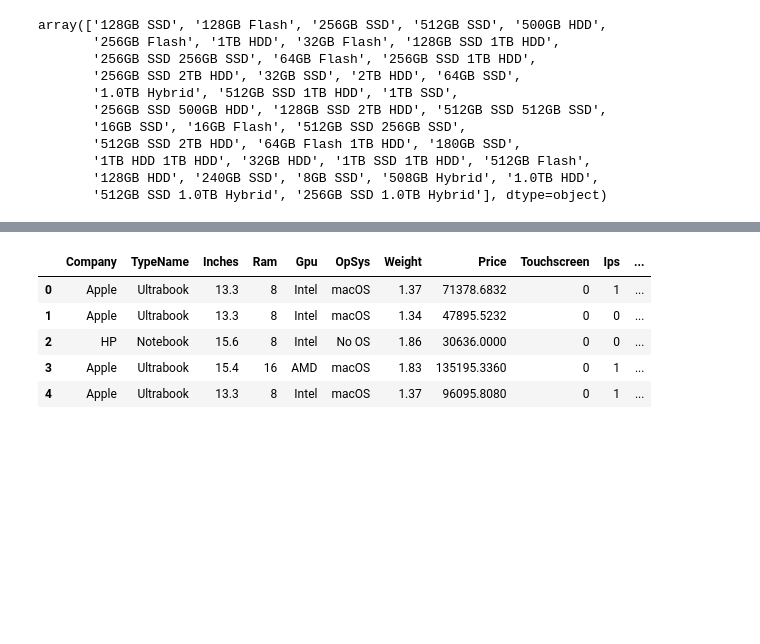
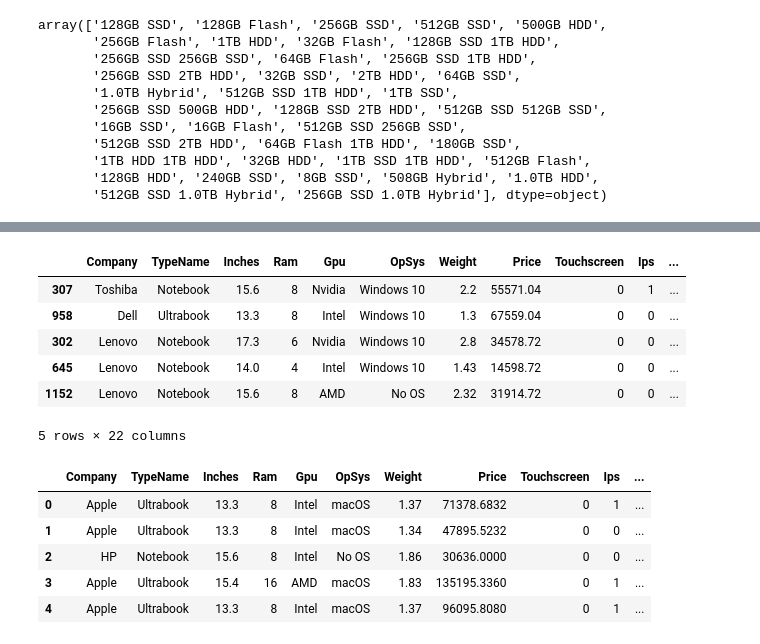
Before and after one commit to Mirazbd123/Laptop_price_prediction_end-to-end_project, a Jupyter notebook: prediction_model.ipynb, the cells around one changed output, grey strips where cells are left out. Cells and saved outputs as stored; diff of their text form; code cells hidden in the pictures; blank space fills up the shorter version.

```diff
--- a/prediction_model.ipynb
+++ b/prediction_model.ipynb
@@ -364,10 +364,10 @@ array(['128GB SSD', '128GB Flash', '256GB SSD', '512GB SSD', '500GB HDD',
        '128GB HDD', '240GB SSD', '8GB SSD', '508GB Hybrid', '1.0TB HDD',
        '512GB SSD 1.0TB Hybrid', '256GB SSD 1.0TB Hybrid'], dtype=object)
 # %%
-df['ssd']=new.apply(lambda x:" ".join(re.findall(r'\d+\w+\W+SSD',x)) if 'SSD' in x else 0)
-df['hdd']=new.apply(lambda x:" ".join(re.findall(r'\d+\w+\W+HDD',x)) if 'HDD' in x else 0)
-df['flash_storage']=new.apply(lambda x:" ".join(re.findall(r'\d+\w+\W+Flash',x)) if 'Flash' in x else 0)
-df['hybrid']=new.apply(lambda x:" ".join(re.findall(r'\d+\w+\W+Hybrid',x)) if 'Hybrid' in x else 0)
+df['ssd']=new.apply(lambda x:" ".join(re.findall(r'\d+\w+\W+SSD',x)) if 'SSD' in x else '0')
+df['hdd']=new.apply(lambda x:" ".join(re.findall(r'\d+\w+\W+HDD',x)) if 'HDD' in x else '0')
+df['flash_storage']=new.apply(lambda x:" ".join(re.findall(r'\d+\w+\W+Flash',x)) if 'Flash' in x else '0')
+df['hybrid']=new.apply(lambda x:" ".join(re.findall(r'\d+\w+\W+Hybrid',x)) if 'Hybrid' in x else '0')
 # %%
 df.head()
 # %% [output]
@@ -380 +380,25 @@ df.head()
+# %%
+def find_gb_tb(x):
+     if 'GB' in x.split()[0] :
+          return (x.split()[0]).replace('GB','')
+     elif 'TB' in x.split()[0]:
+          y = x.split()[0].replace('TB','')
+          return str(float(y)*1000.0)
+     elif x==None:
+          return 0
+# %%
+df['ssd_gb'] = df['ssd'].apply(find_gb_tb)
+df['hhd_gb'] = df['hdd'].apply(find_gb_tb)
+df['flash_storage_gb'] = df['flash_storage'].apply(find_gb_tb)
+df['hybrid_gb'] = df['hybrid'].apply(find_gb_tb)
+# %%
+df.sample(5)
+# %% [output]
+|  | Company | TypeName | Inches | Ram | Gpu | OpSys | Weight | Price | Touchscreen | Ips | ... |
+| 307 | Toshiba | Notebook | 15.6 | 8 | Nvidia | Windows 10 | 2.2 | 55571.04 | 0 | 1 | ... |
+| 958 | Dell | Ultrabook | 13.3 | 8 | Intel | Windows 10 | 1.3 | 67559.04 | 0 | 0 | ... |
+| 302 | Lenovo | Notebook | 17.3 | 6 | Nvidia | Windows 10 | 2.8 | 34578.72 | 0 | 0 | ... |
+| 645 | Lenovo | Notebook | 14.0 | 4 | Intel | Windows 10 | 1.43 | 14598.72 | 0 | 0 | ... |
+| 1152 | Lenovo | Notebook | 15.6 | 8 | AMD | No OS | 2.32 | 31914.72 | 0 | 0 | ... |
+5 rows × 22 columns
 # %%
```
Also changed, not shown: parts of 5 cells of this notebook.
